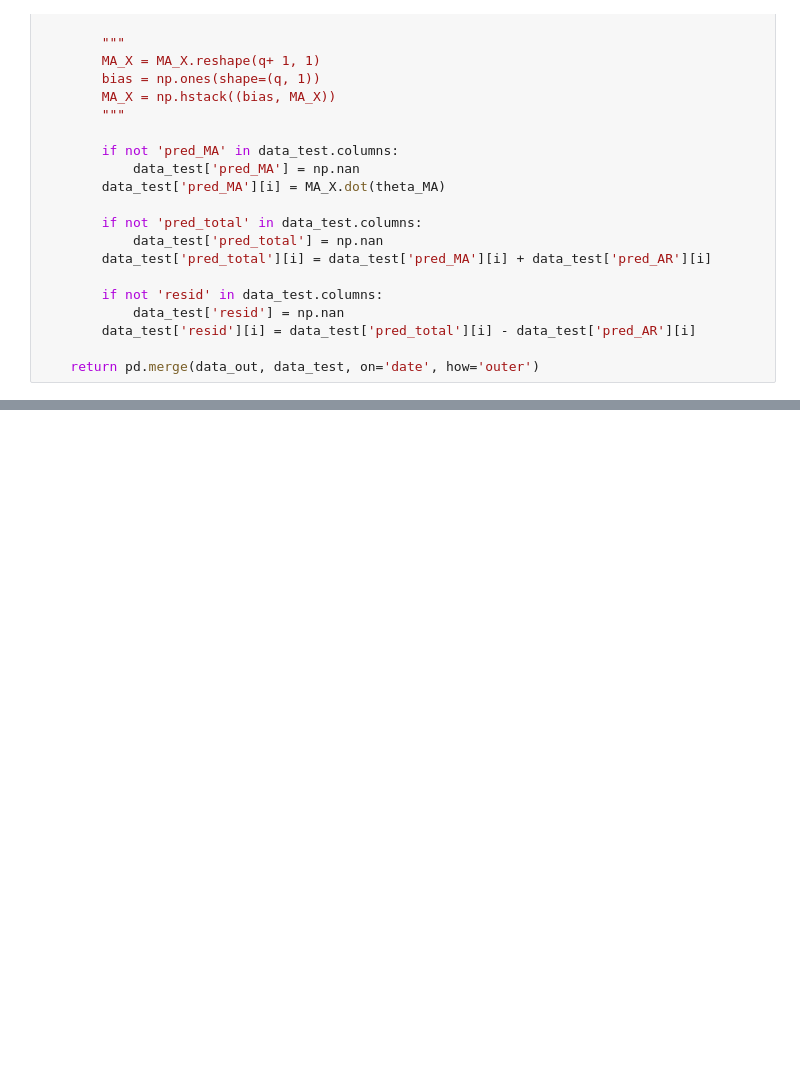
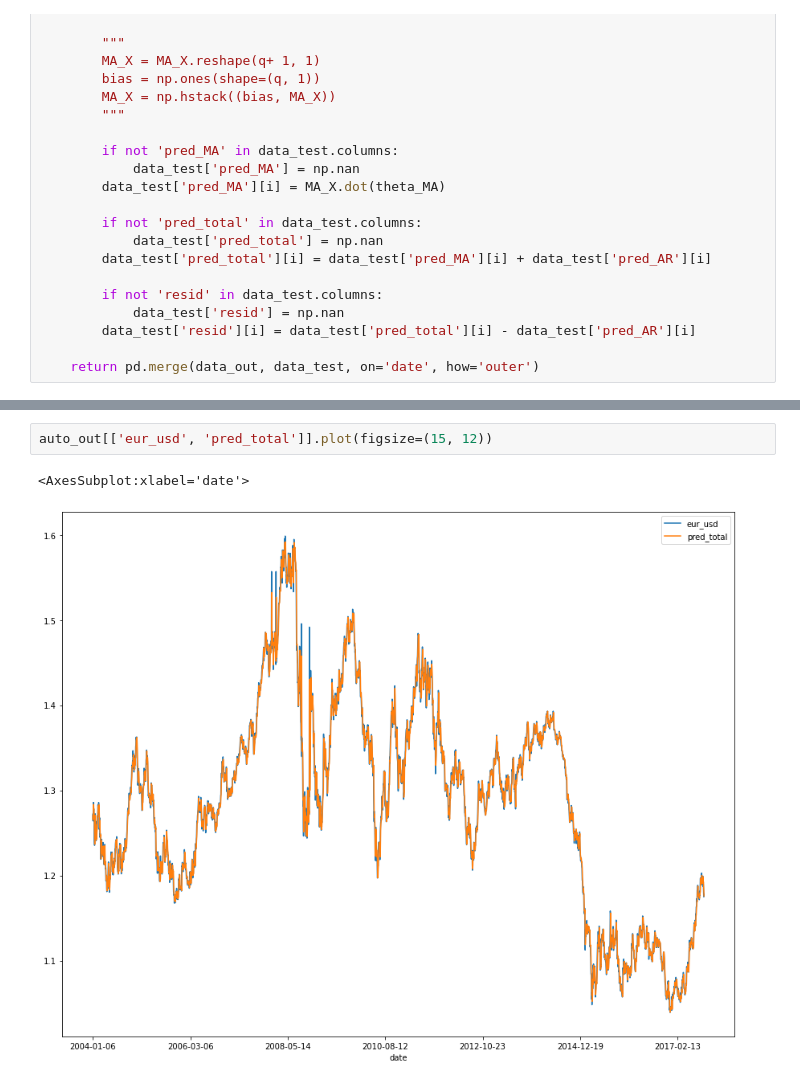
Before and after one commit to TimGladyshev/MLFinal, a Jupyter notebook: ARIMA.ipynb, the cells around one changed output, grey strips where cells are left out. Drawn from its saved outputs; the diff is of its cells as text; blank space fills up the shorter version.

```diff
--- a/ARIMA.ipynb
+++ b/ARIMA.ipynb
@@ -269,0 +330,5 @@ price[['eur_usd', 'pred_total']].plot(figsize=(10, 8))
+# %%
+auto_out[['eur_usd', 'pred_total']].plot(figsize=(15, 12))
+# %% [output]
+<AxesSubplot:xlabel='date'>
+[figure, added]
```
Also changed, not shown: parts of 18 cells of this notebook.
